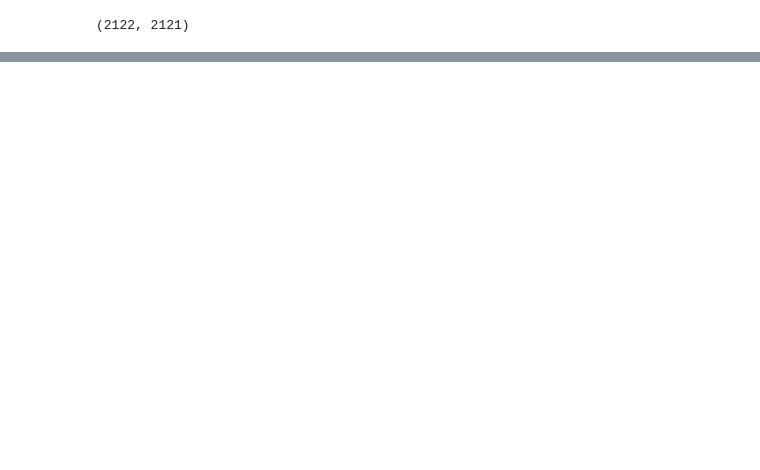
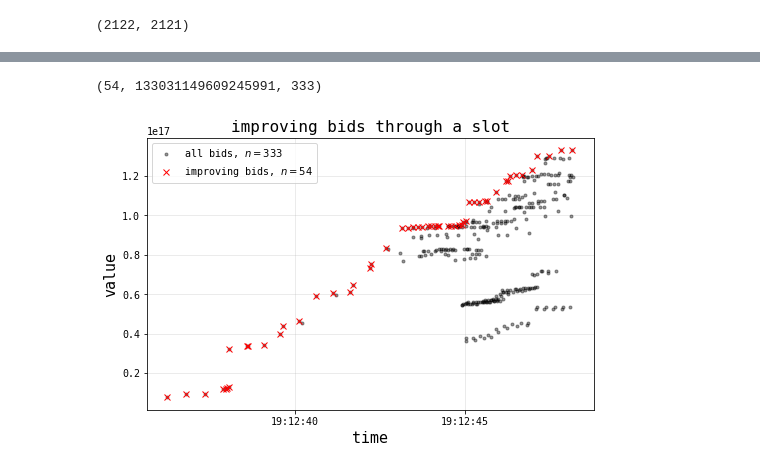
Before and after one commit to michaelneuder/relay-data, a Jupyter notebook: cancel/post.ipynb, the cells around one changed output, grey strips where cells are left out. Cells and saved outputs as stored; diff of their text form; code cells hidden in the pictures; blank space fills up the shorter version.

```diff
--- a/cancel/post.ipynb
+++ b/cancel/post.ipynb
@@ -194,0 +265,3 @@ merged.to_csv('merged.txt', index=False)
+# %%
+slots = list(set(subs['slot']))
+len(slots)
@@ -194,0 +270,14 @@ merged.to_csv('merged.txt', index=False)
+# %%
+subct = []
+incct = []
+for s in slots:
+    ssubs = subs[subs['slot']==s].sort_values(['received_at'])
+    topVal = 0
+    incBids = 0
+    for i, v in ssubs.iterrows():
+        if v['value'] >= topVal:
+            incBids += 1
+            topVal = v['value']
+    subct.append(len(ssubs))
+    incct.append(incBids)
+subct, incct = np.asarray(subct), np.asarray(incct)
@@ -194,0 +314,28 @@ merged.to_csv('merged.txt', index=False)
+# %%
+ssubs = subs[subs['slot']==6287762].sort_values(['received_at'])
+topVal = 0
+incBids = 0
+toppts = []
+for i, v in ssubs.iterrows():
+    if v['value'] >= topVal:
+        incBids += 1
+        topVal = v['value']
+        toppts.append((v.received_at, v.value))
+# %%
+incBids, topVal, len(ssubs)
+# %% [output]
+(54, 133031149609245991, 333)
+# %%
+toppts = np.asarray(toppts)
+# %%
+f, ax = plt.subplots(figsize=(8,5))
+ax.plot(ssubs['received_at'], ssubs['value'], '.', label='all bids, $n={}$'.format(len(ssubs)), color='k', alpha=0.4)
+ax.plot(toppts[:,0], toppts[:,1], 'x', label='improving bids, $n={}$'.format(incBids), color='r')
+
+ax.set_xlabel('time', size=15)
+ax.set_ylabel('value', size=15)
+ax.set_title('improving bids through a slot', size=16)
+plt.legend()
+plt.show()
+# %% [output]
+[figure, added]
```
Also changed, not shown: parts of 18 cells of this notebook, 2 other files.
